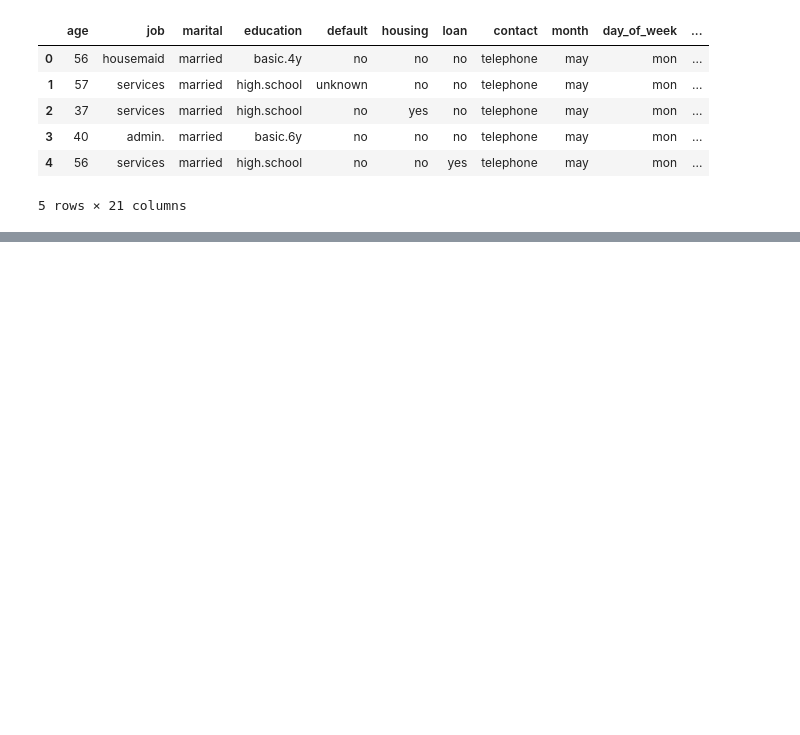
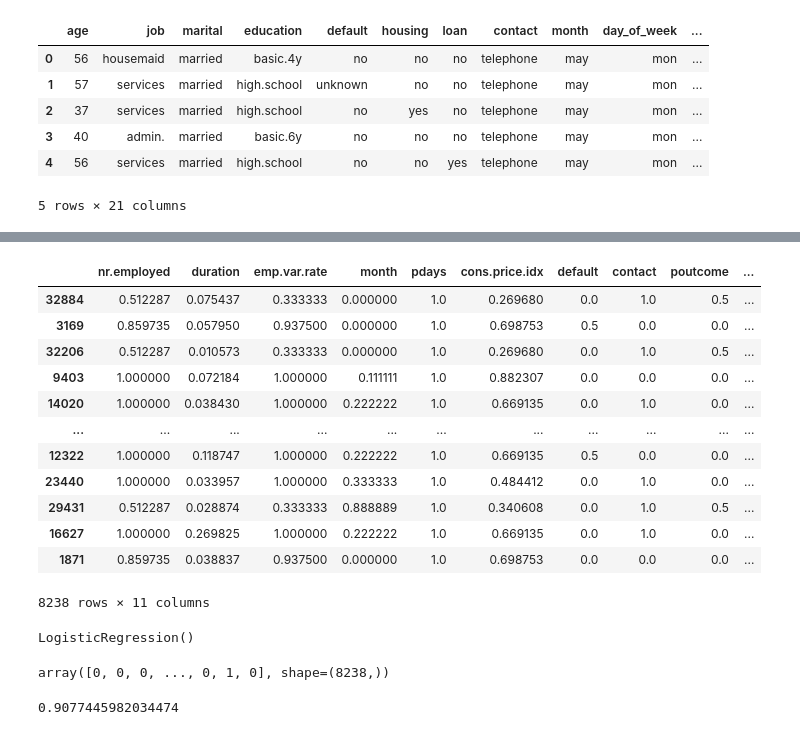
Before and after one commit to EnriqueEsnola/machine-learning, a Jupyter notebook: src/explore.ipynb, the cells around one changed output, grey strips where cells are left out. Drawn from its saved outputs; the diff is of its cells as text; code cells hidden in the pictures; blank space fills up the shorter version.

```diff
--- a/src/explore.ipynb
+++ b/src/explore.ipynb
@@ -421,0 +254,35 @@ accuracy_score(y_test_eu, y_pred_test)
+# %%
+# Filtrar el conjunto de entrenamiento para mantener solo las características importantes
+X_test_filtered = X_test_scaled[categorias_valiosas]
+X_test_filtered
+# %% [output]
+|  | nr.employed | duration | emp.var.rate | month | pdays | cons.price.idx | default | contact | poutcome | ... |
+| 32884 | 0.512287 | 0.075437 | 0.333333 | 0.000000 | 1.0 | 0.269680 | 0.0 | 1.0 | 0.5 | ... |
+| 3169 | 0.859735 | 0.057950 | 0.937500 | 0.000000 | 1.0 | 0.698753 | 0.5 | 0.0 | 0.0 | ... |
+| 32206 | 0.512287 | 0.010573 | 0.333333 | 0.000000 | 1.0 | 0.269680 | 0.0 | 1.0 | 0.5 | ... |
+| 9403 | 1.000000 | 0.072184 | 1.000000 | 0.111111 | 1.0 | 0.882307 | 0.0 | 0.0 | 0.0 | ... |
+| 14020 | 1.000000 | 0.038430 | 1.000000 | 0.222222 | 1.0 | 0.669135 | 0.0 | 1.0 | 0.0 | ... |
+| ... | ... | ... | ... | ... | ... | ... | ... | ... | ... | ... |
+| 12322 | 1.000000 | 0.118747 | 1.000000 | 0.222222 | 1.0 | 0.669135 | 0.5 | 0.0 | 0.0 | ... |
+| 23440 | 1.000000 | 0.033957 | 1.000000 | 0.333333 | 1.0 | 0.484412 | 0.0 | 1.0 | 0.0 | ... |
+| 29431 | 0.512287 | 0.028874 | 0.333333 | 0.888889 | 1.0 | 0.340608 | 0.0 | 1.0 | 0.5 | ... |
+| 16627 | 1.000000 | 0.269825 | 1.000000 | 0.222222 | 1.0 | 0.669135 | 0.0 | 1.0 | 0.0 | ... |
+| 1871 | 0.859735 | 0.038837 | 0.937500 | 0.000000 | 1.0 | 0.698753 | 0.0 | 0.0 | 0.0 | ... |
+8238 rows × 11 columns
+# %%
+# Inicializar el modelo de regresión logística
+model2 = LogisticRegression()
+
+# Ajustar el modelo con los datos de entrenamiento
+model2.fit(X_train_filtered, y_train)
+# %% [output]
+LogisticRegression()
+# %%
+y_pred = model2.predict(X_test_filtered)
+y_pred
+# %% [output]
+array([0, 0, 0, ..., 0, 1, 0], shape=(8238,))
+# %%
+accuracy_score(y_test, y_pred)
+# %% [output]
+0.9077445982034474
```
Also changed, not shown: parts of 40 cells of this notebook.
